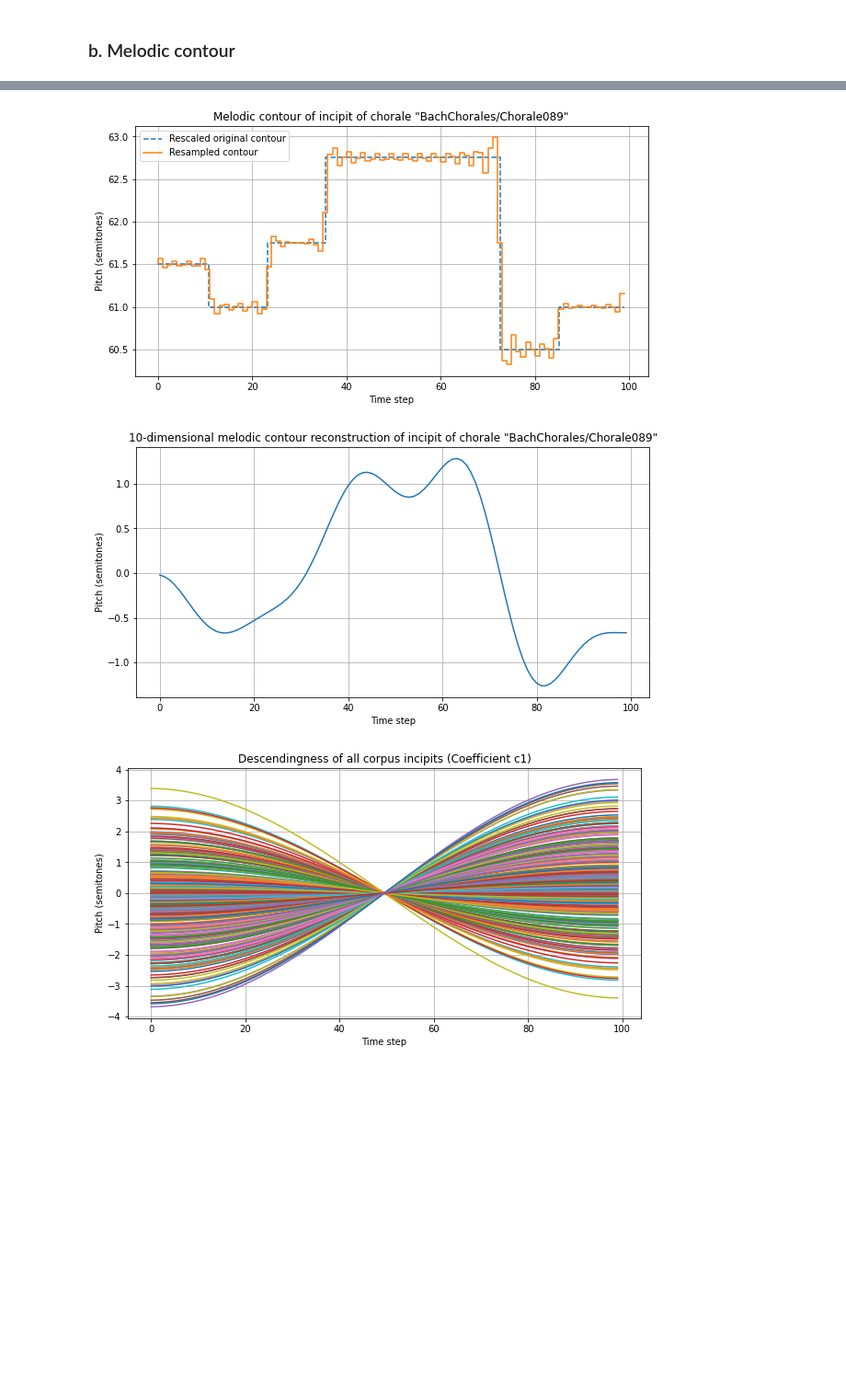
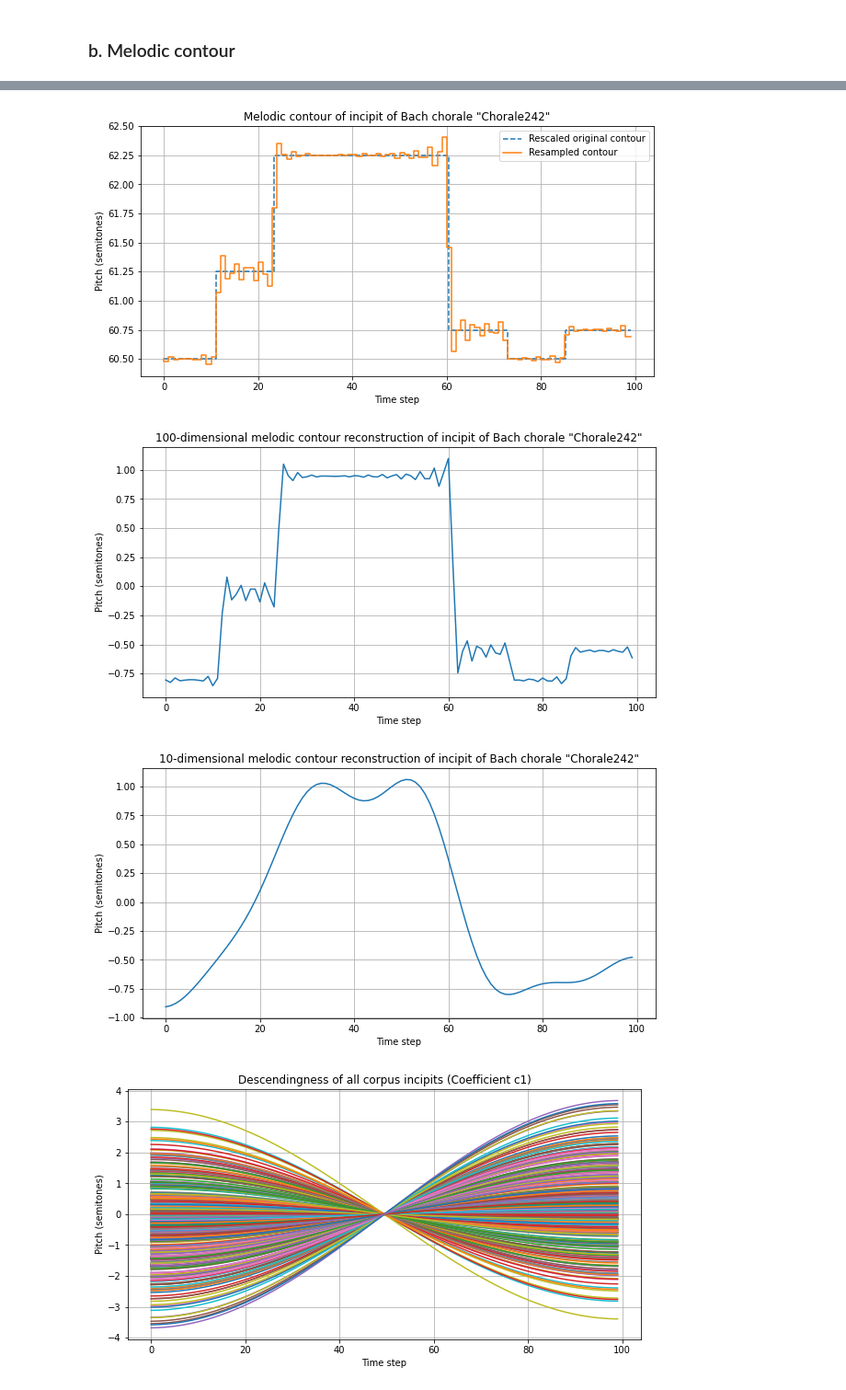
Before and after one commit to mikqs/digital-musicology, a Jupyter notebook: Group_6_A3/Group_6_A3.ipynb, the cells around one changed output, grey strips where cells are left out. Shown at 92% size. Saved outputs shown, nothing was run; the diff lists cells and outputs as text; code cells hidden in the pictures; blank space fills up the shorter version.

```diff
--- a/Group_6_A3/Group_6_A3.ipynb
+++ b/Group_6_A3/Group_6_A3.ipynb
@@ -28,6 +28,12 @@ pd.options.mode.chained_assignment = None
 
 # Import CSV
 chorales_dataset = pd.read_csv('DM 2022 - Assignment 3 [Dataset].csv', converters = {'mn_onset': fractions.Fraction, 'act_dur': fractions.Fraction, 'duration': fractions.Fraction, 'nominal_duration': fractions.Fraction, 'scalar': fractions.Fraction}, index_col = 0, low_memory = False)
+
+# Remove Chorale043 because it is corrupted (it does not open in MuseScore, it does not include a closing fermata, and it has only 1 staff)
+chorales_dataset = chorales_dataset[chorales_dataset['piece'] != 'BachChorales/Chorale043']
+
+# Remove "BachChorales/" from the piece names for better readability
+chorales_dataset['piece'] = chorales_dataset['piece'].str.replace('BachChorales/', '')
 
 ## Add global onset column for easy time series manipulations (in units of whole notes)
 # Sort accordingly
@@ -43,15 +49,8 @@ chorales_dataset['global_onset'] = (chorales_dataset['_cum_dur_uncleaned'] - cho
 # Remove temp coliumns
 chorales_dataset = chorales_dataset.drop(columns = ['_shift_dur','_first_shift','_cum_dur_uncleaned'])
 
-# Convert to chromatic pitch-class (fifths and semitones ordering)
-chorales_dataset['cpc_f'] = chorales_dataset['tpc'].mod(12)
-chorales_dataset['cpc_s'] = chorales_dataset['midi'].mod(12)
-
 # Ignore gracenotes (there is only one)
 chorales_dataset = chorales_dataset[chorales_dataset['gracenote'].isna()].drop(columns = ['gracenote'])
-
-# Remove Chorale043 because it is corrupted (it does not open in MuseScore, it does not include a closing fermata, and it has only 1 staff)
-chorales_dataset = chorales_dataset[chorales_dataset['piece'] != 'BachChorales/Chorale043']
 
 # Get unique piece/staff pairs
 piece_staffs = chorales_dataset.groupby('piece')['staff'].unique().to_dict()
@@ -170,0 +204,11 @@ for pair in piece_pairs:
+# %%
+# Compute
+
+normalized_summeds__durations = {}
+for piece in piece_staffs:
+    summed_durations = summed_durations_dict[piece].values
+    # Sample 100 equally spaced pitches
+    N = 100
+    time_steps_resampled = np.arange(0, N, 1)
+    summed_durations_resampled = [max(res, 0) for res in signal.resample(summed_durations, num=N)]
+    normalized_summed_durations[piece] = (summed_durations_resampled - np.mean(summed_durations_resampled))/np.std(summed_durations_resampled)
@@ -248,39 +312,51 @@ random_piece = fermata_df['piece'].sample(n=1).item()
 time_steps = melodic_contours[random_piece][0]
 pitches = melodic_contours[random_piece][1]
 
 # Sample 100 equally spaced pitches
 N = 100
 time_steps_resampled = np.arange(0, N, 1)
 pitches_resampled = signal.resample(pitches, num=N)
 
 plt.figure(figsize=(10, 5))
 plt.step(time_steps*(N-1), pitches, '--', time_steps_resampled, pitches_resampled, '-')
 plt.xlabel('Time step')
 plt.ylabel('Pitch (semitones)')
-plt.title(f'Melodic contour of incipit of chorale "{random_piece}"')
+plt.title(f'Melodic contour of incipit of Bach chorale "{random_piece}"')
 plt.legend(['Rescaled original contour', 'Resampled contour'])
 plt.grid()
 plt.show()
 
 # Compute Discrete Cosine transform of signal
 phrase_dct = dct(pitches_resampled, norm='ortho', n=N)
 
 # Discard first coefficient c0 to make contour transposition invariant
 phrase_dct[0] = 0
 
-# Reconstruct the phrase using only D dimensions
-D = 10
+# Reconstruct the phrase using all dimensions dimensions
+D = 100
 reconstructed_phrase = idct(phrase_dct[0:D], norm='ortho', n=N)
 plt.figure(figsize=(10, 5))
-plt.title(f'{D}-dimensional melodic contour reconstruction of incipit of chorale "{random_piece}"')
+plt.title(f'{D}-dimensional melodic contour reconstruction of incipit of Bach chorale "{random_piece}"')
 plt.xlabel('Time step')
 plt.ylabel('Pitch (semitones)')
 plt.grid()
 plt.plot(reconstructed_phrase)
 plt.show()
+
+# Reconstruct the phrase using only D dimensions
+D = 10
+reconstructed_phrase = idct(phrase_dct[0:D], norm='ortho', n=N)
+plt.figure(figsize=(10, 5))
+plt.title(f'{D}-dimensional melodic contour reconstruction of incipit of Bach chorale "{random_piece}"')
+plt.xlabel('Time step')
+plt.ylabel('Pitch (semitones)')
+plt.grid()
+plt.plot(reconstructed_phrase)
+plt.show()
 # %% [output]
-[figure, old version]
+[figure, new version]
-[figure, old version]
+[figure, new version]
+[figure, added]
 # %%
 # For visualization, plot the descendingness contours of all phrases
 plt.figure(figsize=(10, 5))
```
Also changed, not shown: parts of 17 cells of this notebook.
